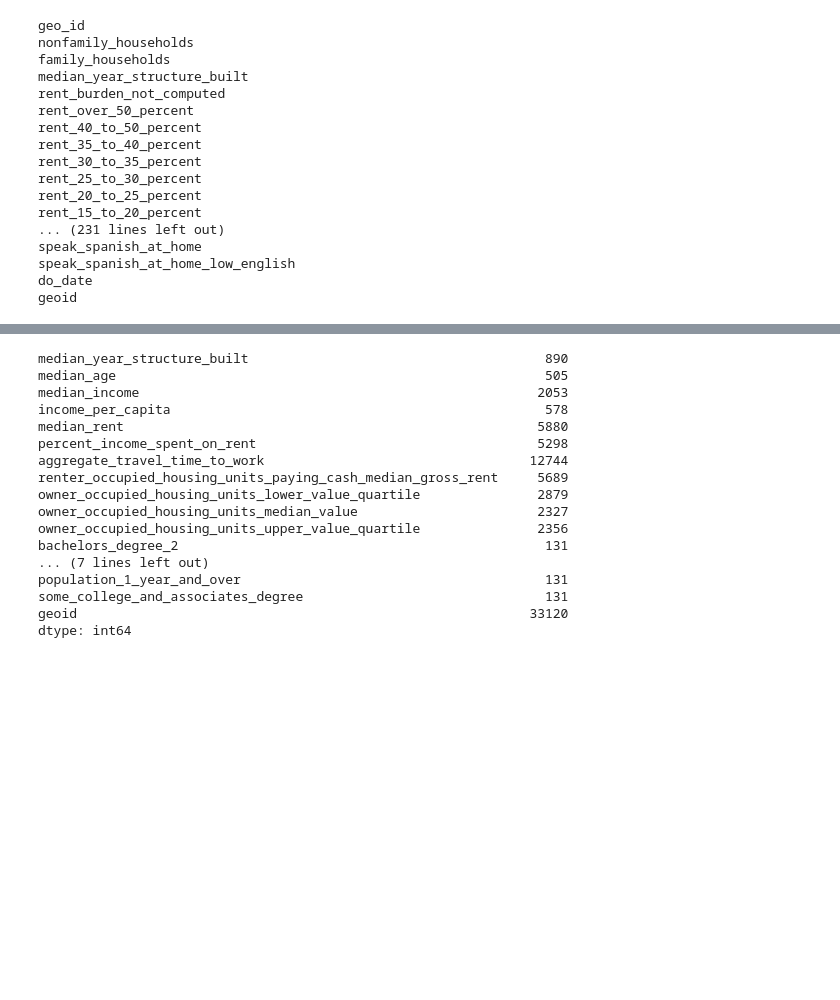
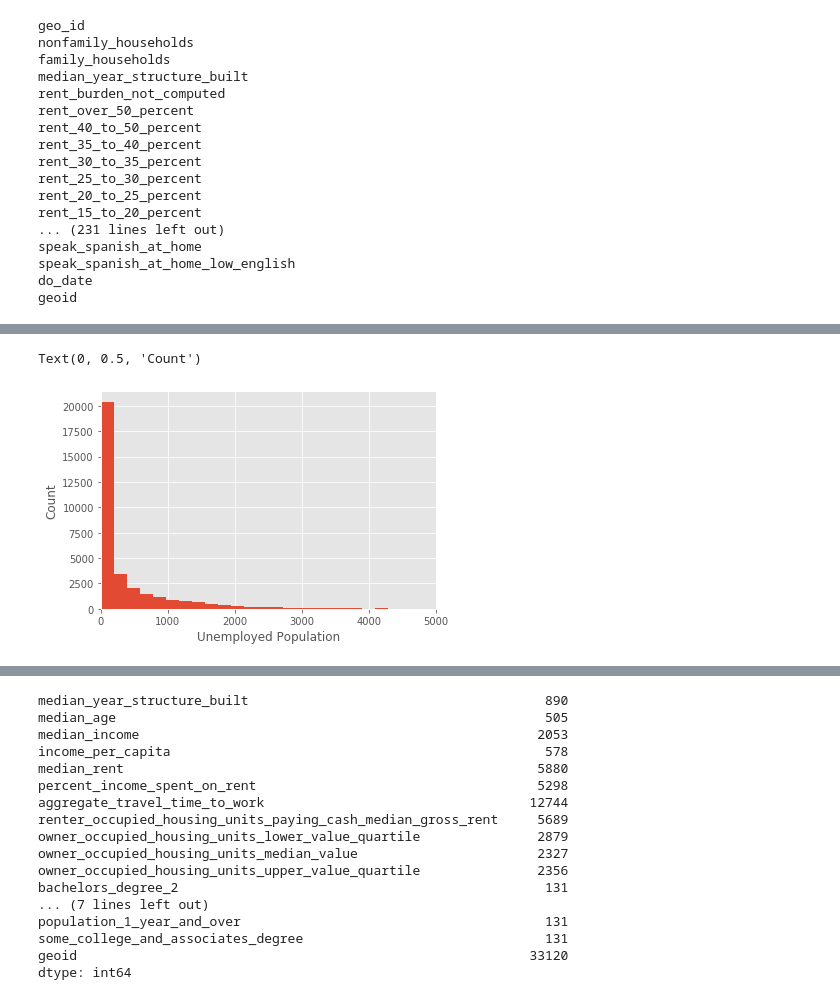
Before and after one commit to Yukti-K/7Park, a Jupyter notebook: Juan/Capstone_IdentifyFeatures.ipynb, the cells around one changed output, grey strips where cells are left out. Cells and saved outputs as stored; diff of their text form; code cells hidden in the pictures; blank space fills up the shorter version.

```diff
--- a/Juan/Capstone_IdentifyFeatures.ipynb
+++ b/Juan/Capstone_IdentifyFeatures.ipynb
@@ -101,0 +111,8 @@ plt.hist(zip_codes_2015["employed_information"].astype(int))
+# %%
+plt.hist(zip_codes_2015["unemployed_pop"].astype(int), bins = 50)
+plt.xlim(0, 5000)
+plt.xlabel("Unemployed Population")
+plt.ylabel("Count")
+# %% [output]
+Text(0, 0.5, 'Count')
+[figure, added]
```
Also changed, not shown: parts of 21 cells of this notebook.
